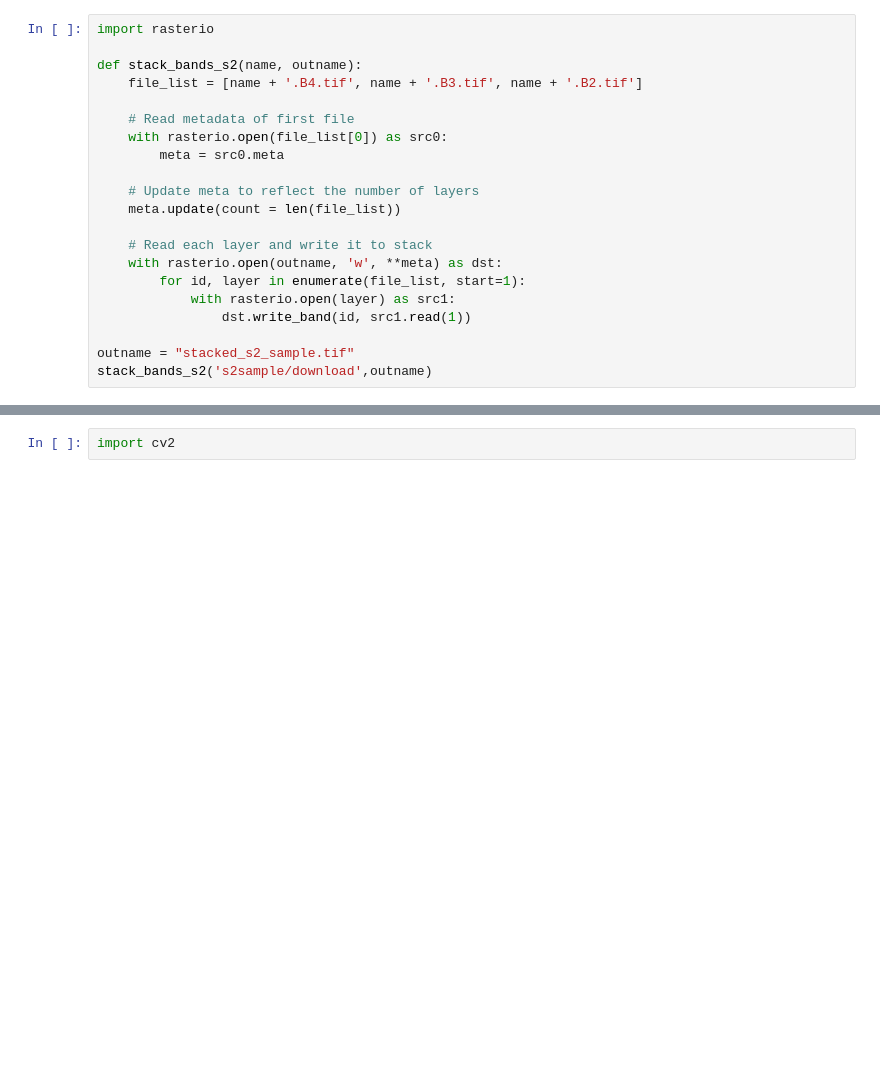
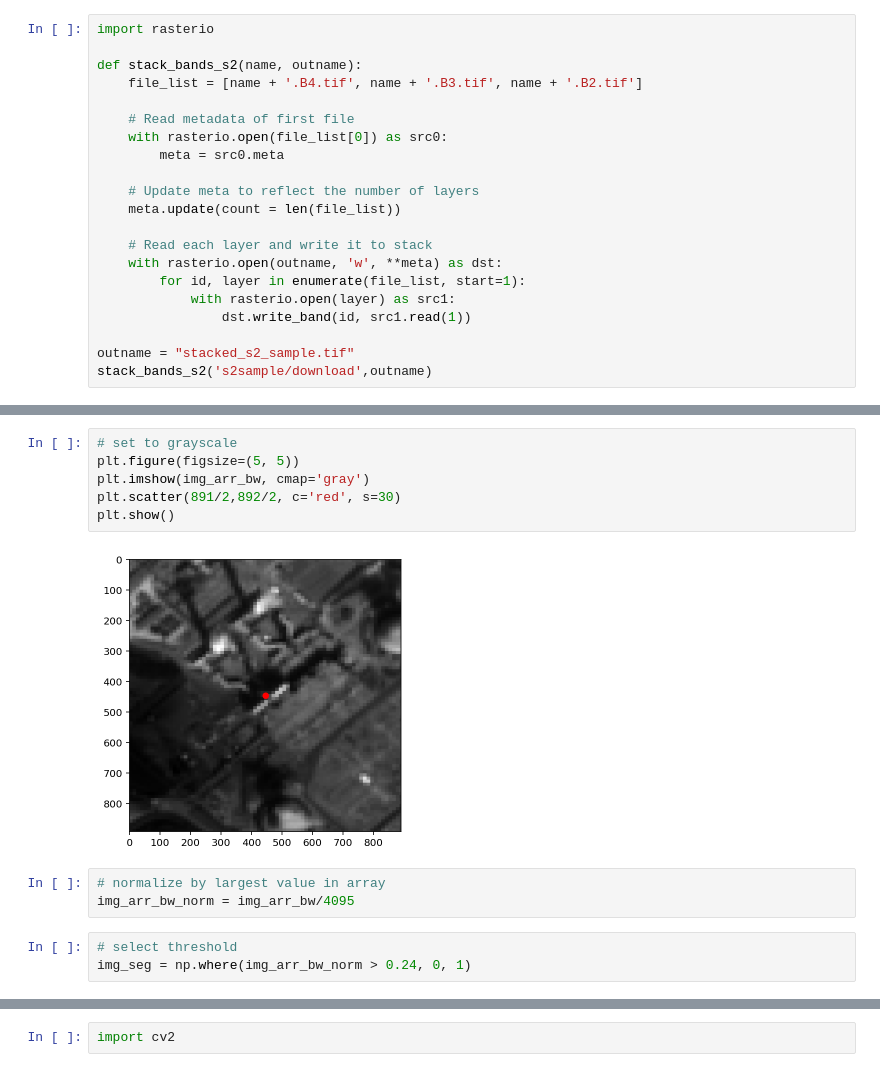
Before and after one commit to yangxiaohan57/geodome_copy, a Jupyter notebook: earth_engine_s2.ipynb, the cells around one changed output, grey strips where cells are left out. Saved outputs shown, nothing was run; the diff lists cells and outputs as text; blank space fills up the shorter version.

```diff
--- a/earth_engine_s2.ipynb
+++ b/earth_engine_s2.ipynb
@@ -185,0 +124,14 @@ OSError: cannot write mode F as JPEG
+# %%
+# set to grayscale
+plt.figure(figsize=(5, 5))
+plt.imshow(img_arr_bw, cmap='gray')
+plt.scatter(891/2,892/2, c='red', s=30)
+plt.show()
+# %% [output]
+[figure, added]
+# %%
+# normalize by largest value in array
+img_arr_bw_norm = img_arr_bw/4095
+# %%
+# select threshold
+img_seg = np.where(img_arr_bw_norm > 0.24, 0, 1)
```
Also changed, not shown: parts of 59 cells of this notebook, 4 other files.
